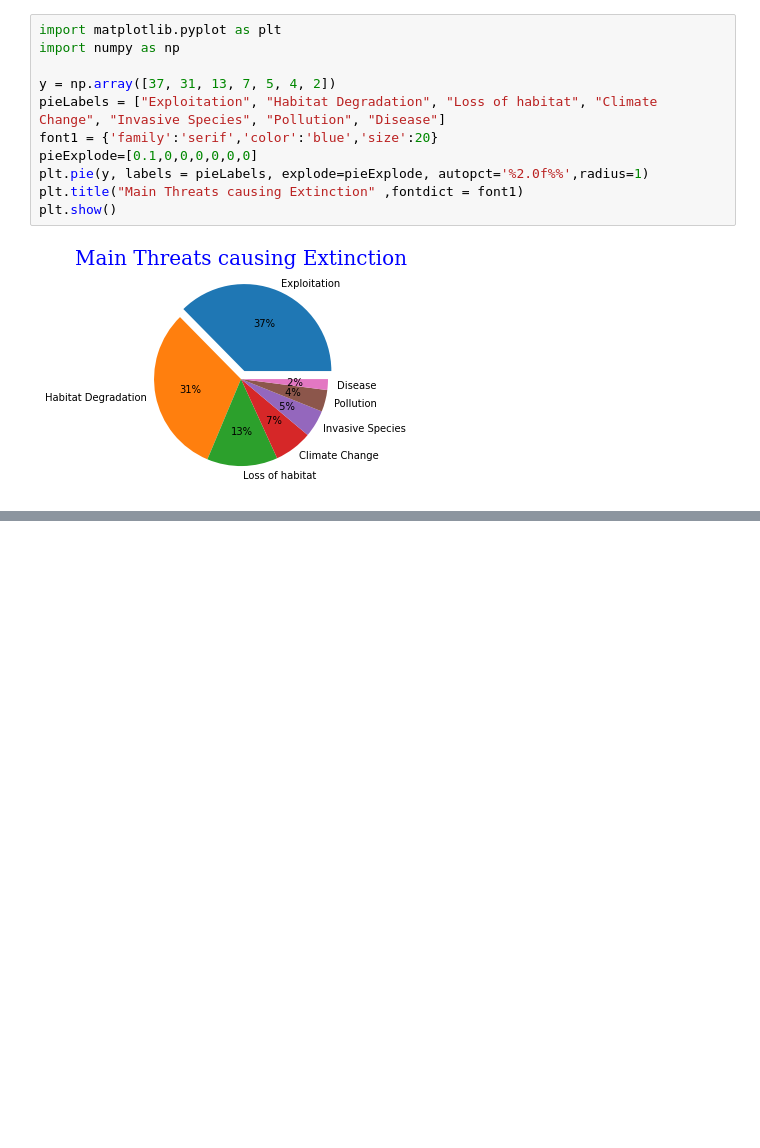
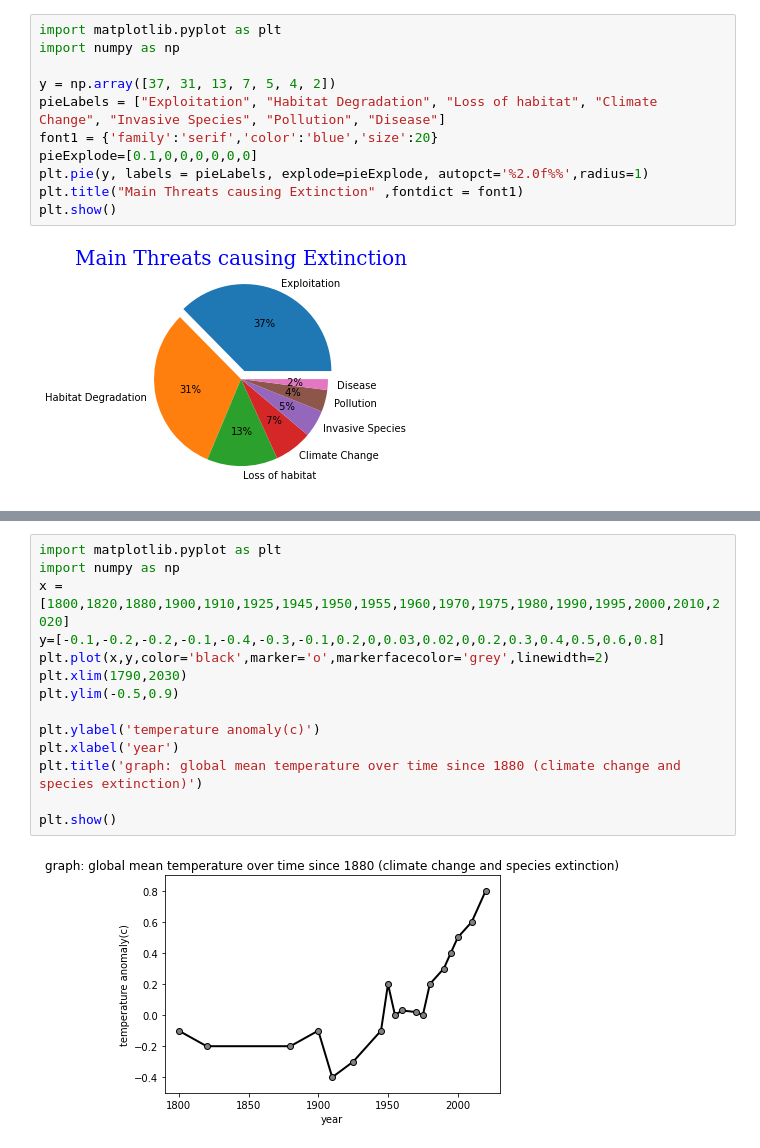
Before and after one commit to Vaidehii28/Python-project, a Jupyter notebook: PYTHON PROJECT.ipynb, the cells around one changed output, grey strips where cells are left out. Saved outputs shown, nothing was run; the diff lists cells and outputs as text; blank space fills up the shorter version.

```diff
--- a/PYTHON PROJECT.ipynb
+++ b/PYTHON PROJECT.ipynb
@@ -138,0 +174,16 @@ plt.show()
+# %%
+import matplotlib.pyplot as plt
+import numpy as np
+x =[1800,1820,1880,1900,1910,1925,1945,1950,1955,1960,1970,1975,1980,1990,1995,2000,2010,2020]
+y=[-0.1,-0.2,-0.2,-0.1,-0.4,-0.3,-0.1,0.2,0,0.03,0.02,0,0.2,0.3,0.4,0.5,0.6,0.8]
+plt.plot(x,y,color='black',marker='o',markerfacecolor='grey',linewidth=2)
+plt.xlim(1790,2030)
+plt.ylim(-0.5,0.9)
+
+plt.ylabel('temperature anomaly(c)')
+plt.xlabel('year')
+plt.title('graph: global mean temperature over time since 1880 (climate change and species extinction)')
+
+plt.show()
+# %% [output]
+[figure, added]
```
Also changed, not shown: parts of 2 cells of this notebook.
